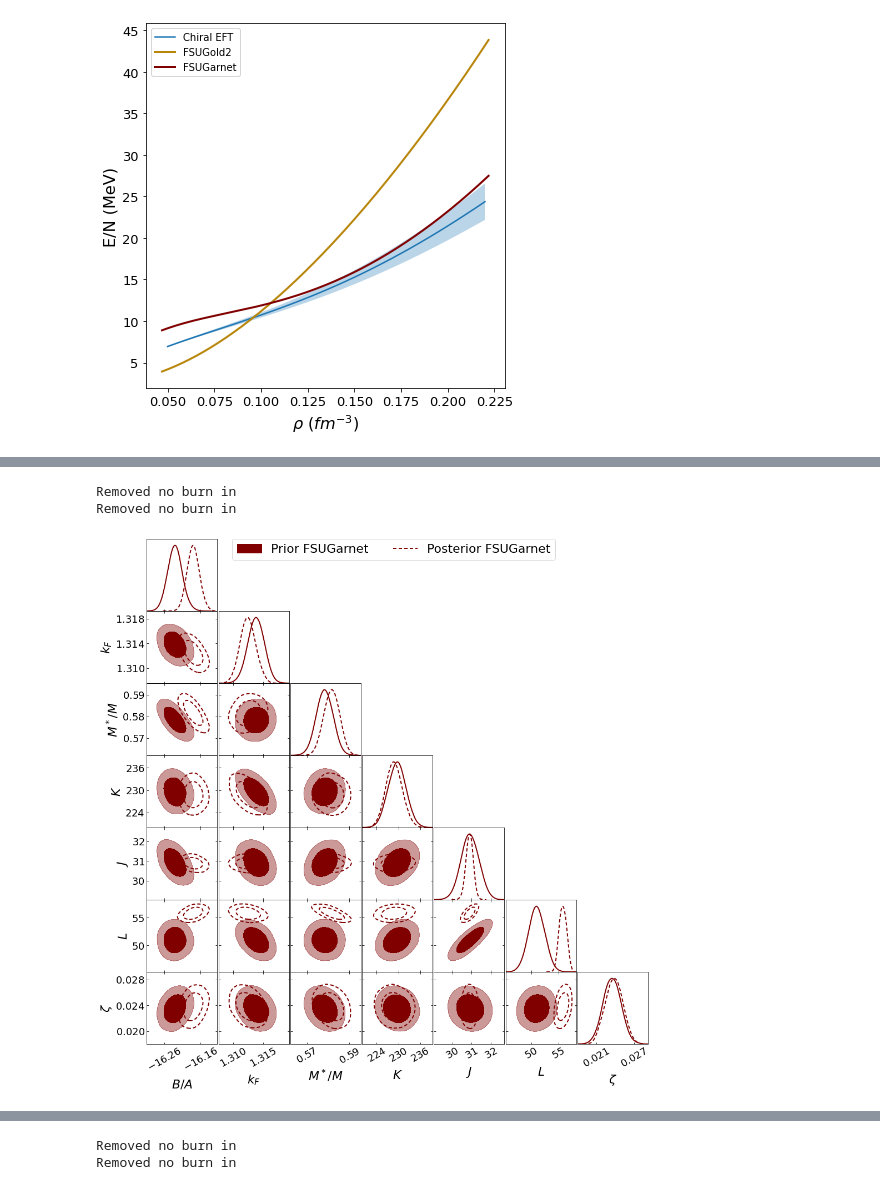
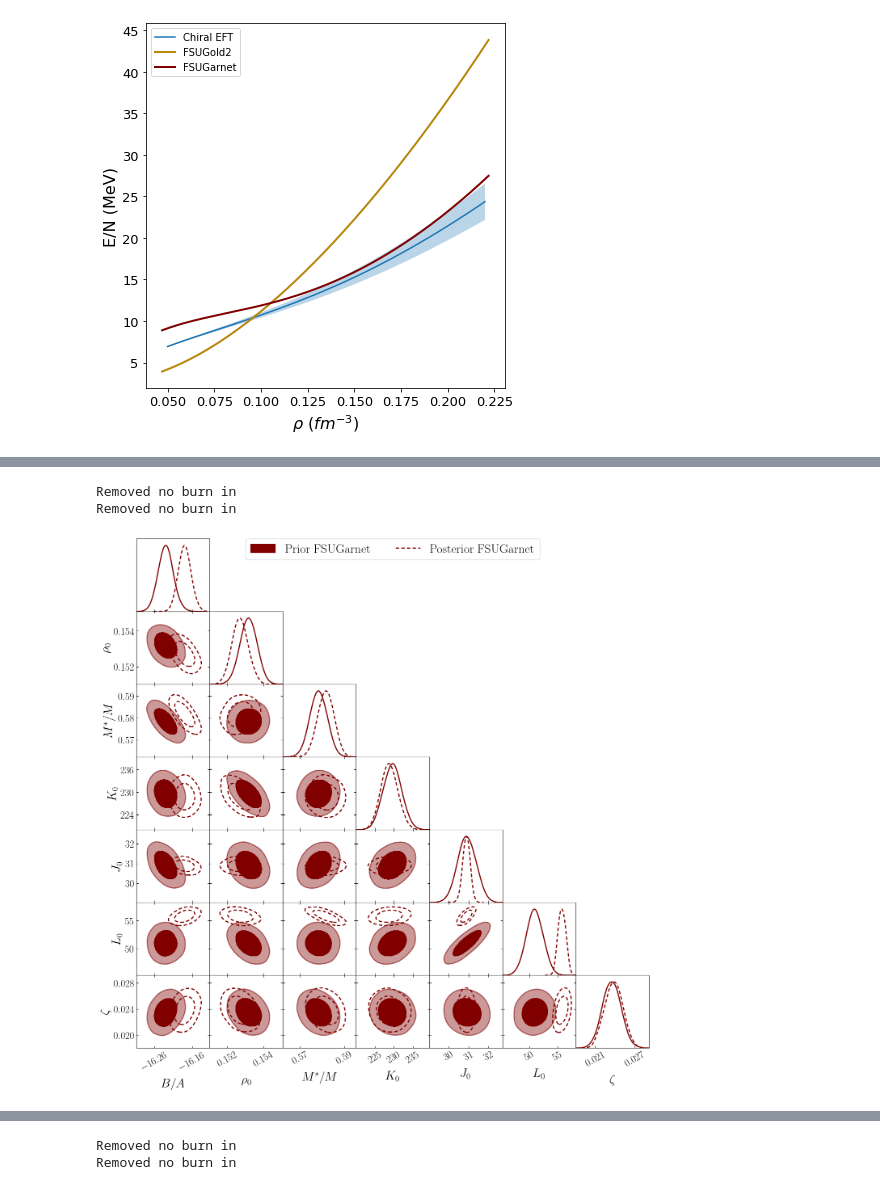
Before and after one commit to torquteam/FSU_NS_CODE, a Jupyter notebook: Python_and_outputs/MCMCpaper.ipynb, the cells around one changed output, grey strips where cells are left out. Cells and saved outputs as stored; diff of their text form; code cells hidden in the pictures.

```diff
--- a/Python_and_outputs/MCMCpaper.ipynb
+++ b/Python_and_outputs/MCMCpaper.ipynb
@@ -87,6 +87,14 @@ postgold_A[:,6] = postgold_A[:,6]*6.0
 postgarnet_A[:,6] = postgarnet_A[:,6]*6.0
 postgold_X[:,6] = postgold_X[:,6]*6.0
 postgarnet_X[:,6] = postgarnet_X[:,6]*6.0
+
+# convert kf to p0
+priorgold[:,1] = 2/(3*math.pi**2)*priorgold[:,1]**3
+priorgarnet[:,1] = 2/(3*math.pi**2)*priorgarnet[:,1]**3
+postgold_A[:,1] = 2/(3*math.pi**2)*postgold_A[:,1]**3
+postgarnet_A[:,1] = 2/(3*math.pi**2)*postgarnet_A[:,1]**3
+postgold_X[:,1] = 2/(3*math.pi**2)*postgold_X[:,1]**3
+postgarnet_X[:,1] = 2/(3*math.pi**2)*postgarnet_X[:,1]**3
 # %%
 
 # EOS PLOTS AND MASS-RADIUS PLOTS
@@ -241,9 +263,22 @@ Removed no burn in
 # %%
+plt.rcParams.update({
+    'text.usetex': True,
+    'font.family': 'serif',
+    'font.serif': ['Computer Modern'],
+    'font.size': 14,
+    'axes.titlesize': 14,
+    'axes.labelsize': 16,
+    'xtick.labelsize': 17,
+    'ytick.labelsize': 17,
+    'legend.fontsize': 16,
+    'text.latex.preamble': r'\usepackage{bm}',
+})
+
 #Covariance Plot for FSU GOLD
 priorGOLD = priorgold[:,0:7]
 postGOLD_X = postgold_X[:,0:7]
 names = ['BA','kf', 'mstar', 'K', 'J', 'L', 'zeta']
-labels =  ['B/A',r'k_F', r'M^*/M', 'K', 'J', 'L', r'\zeta']
+labels =  ['B/A',r'\rho_0', r'M^*/M', 'K_0', 'J_0', 'L_0', r'\zeta']
 samp_prior_gold = MCSamples(samples=priorGOLD,names = names, labels = labels)
 samp_postX_gold = MCSamples(samples=postGOLD_X,names = names, labels = labels)
 
@@ -263,7 +298,7 @@ g.settings.axes_labelsize = 22
 g.settings.legend_fontsize = 22
 g.settings.axis_tick_x_rotation = 30
 g.triangle_plot(data, filled=fillsett,legend_labels=leglabel,contour_colors=colorsett,contour_ls=linestyle,contour_lws=linesize,legend_ncol=3)
-g.export('Figure2_a.png',transparent=False,facecolor='white',bbox_inches='tight')
+g.fig.savefig('Figure8.png',transparent=False,facecolor='white',bbox_inches='tight',dpi=500)
 # %% [output]
 Removed no burn in
 Removed no burn in
@@ -271,31 +306,44 @@ Removed no burn in
 # %%
+plt.rcParams.update({
+    'text.usetex': True,
+    'font.family': 'serif',
+    'font.serif': ['Computer Modern'],
+    'font.size': 14,
+    'axes.titlesize': 14,
+    'axes.labelsize': 16,
+    'xtick.labelsize': 17,
+    'ytick.labelsize': 17,
+    'legend.fontsize': 16,
+    'text.latex.preamble': r'\usepackage{bm}',
+})
+
 #Covariance Plot for FSU GARNET
 priorGARNET = priorgarnet[:,0:7]
 postGARNET_X = postgarnet_X[:,0:7]
 names = ['BA','kf', 'mstar', 'K', 'J', 'L', 'zeta']
-labels =  ['B/A',r'k_F', r'M^*/M', 'K', 'J', 'L', r'\zeta']
+labels =  ['B/A',r'\rho_0', r'M^*/M', 'K_0', 'J_0', 'L_0', r'\zeta']
 samp_prior_garn = MCSamples(samples=priorGARNET,names = names, labels = labels)
 samp_postX_garn = MCSamples(samples=postGARNET_X,names = names, labels = labels)
 
 # Plot properties
 data = [samp_prior_garn,samp_postX_garn]
 fillsett = [True,False]
 leglabel = ['Prior FSUGarnet','Posterior FSUGarnet']
 colorsett = ['maroon','maroon']
 linestyle = ['-','--']
 linesize = [2,2]
 
 # Plot covariance after XEFT
 g = plots.get_subplot_plotter(scaling=False)
 g.settings.title_limit_fontsize = 12
 g.settings.axes_fontsize = 18
 g.settings.axes_labelsize = 22
 g.settings.legend_fontsize = 22
 g.settings.axis_tick_x_rotation = 30
 g.triangle_plot(data, filled=fillsett,legend_labels=leglabel,contour_colors=colorsett,contour_ls=linestyle,contour_lws=linesize,legend_ncol=3,)
-g.export('Figure2_b.png',transparent=False,facecolor='white',bbox_inches='tight')
+g.fig.savefig('Figure9.png',transparent=False,facecolor='white',bbox_inches='tight',dpi=500)
 # %% [output]
 Removed no burn in
 Removed no burn in
-[figure, old version]
+[figure, new version]
 # %%
```
Also changed, not shown: parts of 10 cells of this notebook, 13 other files.
